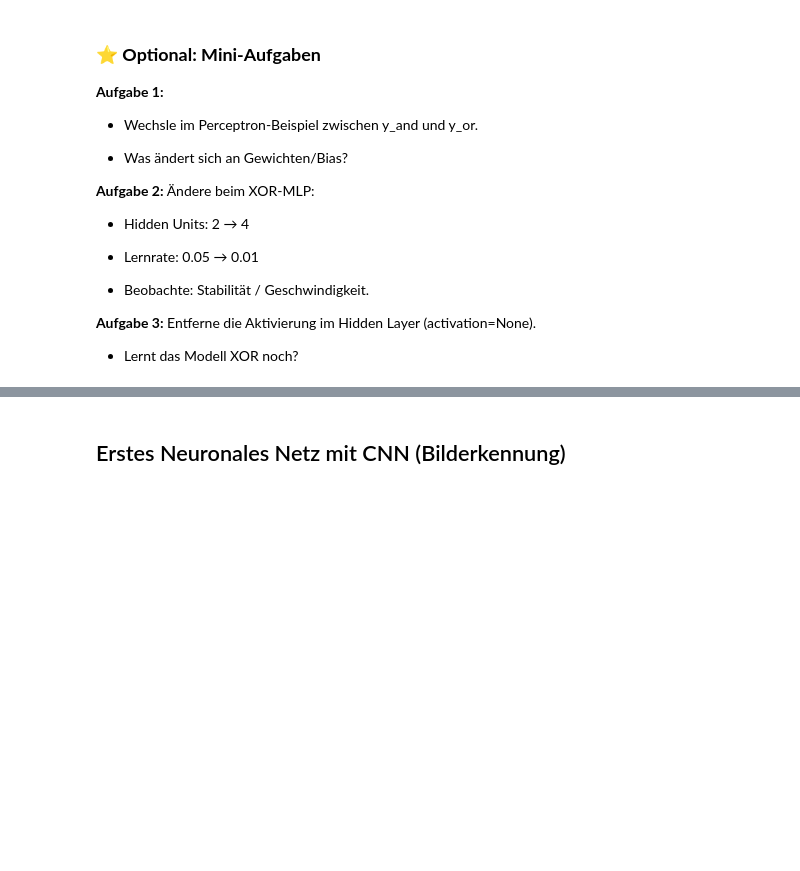
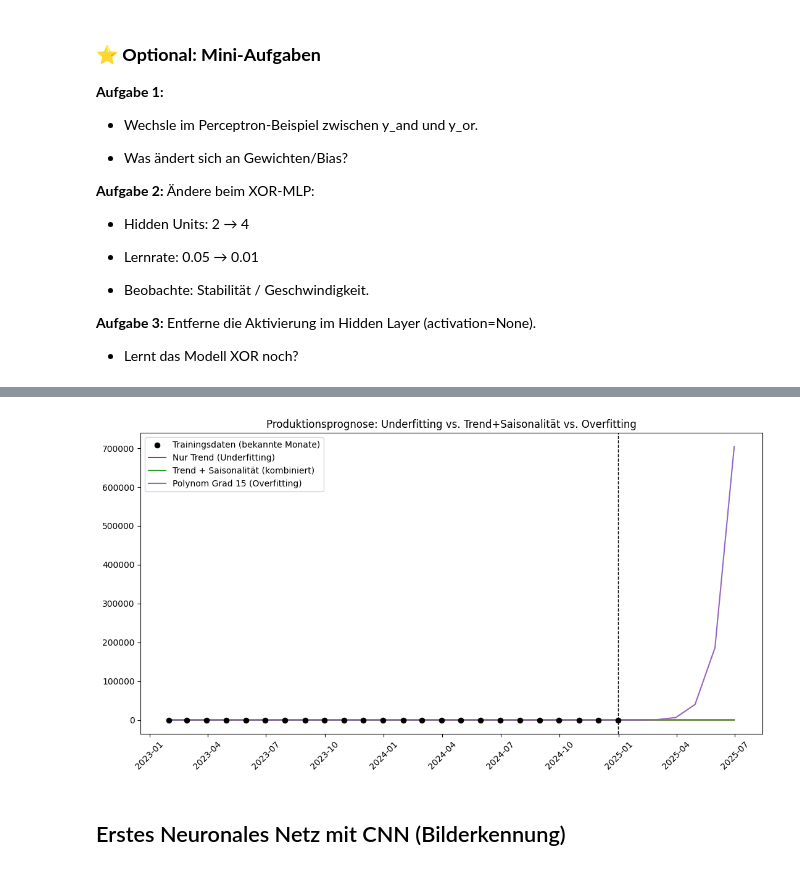
Before and after one commit to chiaoya/Deep-Learning-Foundations-Python-Tensorflow, a Jupyter notebook: notebook/DL_Day2_Tensorflow.ipynb, the cells around one changed output, grey strips where cells are left out. Cells and saved outputs as stored; diff of their text form; code cells hidden in the pictures; blank space fills up the shorter version.

```diff
--- a/notebook/DL_Day2_Tensorflow.ipynb
+++ b/notebook/DL_Day2_Tensorflow.ipynb
@@ -418,3 +467,43 @@ plot_training_kurven(history_mlp, "MLP: Training-Kurven")
+# %%
+n_future = 6
+zukunft_daten = pd.date_range(start=daten[-1], periods=n_future + 1, freq="ME")[1:]
+alle_daten = daten.append(zukunft_daten)
+t_train = np.arange(len(daten))          # 0..23 (bekannte Monate)
+t_gesamt = np.arange(len(alle_daten))    # 0..29 (inkl. Zukunft)
+# %%
+# Modell 1: NUR Trend (Underfitting) -> ignoriert die Saisonalität komplett
+koeff_trend = np.polyfit(t_train, werte, 1)
+kurve_trend = np.polyval(koeff_trend, t_gesamt)
+# %%
+# Modell 2: Trend + Saisonalität (kombiniertes Modell)
+# -> Trend per linearer Regression, Saisonalität per Sinus/Cosinus (12-Monats-Zyklus)
+trend_fit = np.polyval(koeff_trend, t_gesamt)
+residuen = werte - trend_fit[:len(daten)]
+periode = 12
+X_saison = np.column_stack([np.sin(2*np.pi*t_train/periode), np.cos(2*np.pi*t_train/periode)])
+a, b = np.linalg.lstsq(X_saison, residuen, rcond=None)[0]
+saison_fit = a*np.sin(2*np.pi*t_gesamt/periode) + b*np.cos(2*np.pi*t_gesamt/periode)
+kurve_kombiniert = trend_fit + saison_fit
+# %%
+# Modell 3: Hochgradiges Polynom (Overfitting) -> passt sich JEDEM einzelnen Punkt an,
+# inklusive dem zufälligen Rauschen!
+koeff_over = np.polyfit(t_train, werte, 15)
+kurve_over = np.polyval(koeff_over, t_gesamt)
+# %%
+# Plot: alle drei Modelle über die bekannten Monate hinaus verlängert
+plt.figure(figsize=(11,6))
+plt.scatter(daten, werte, color="black", s=35, zorder=5, label="Trainingsdaten (bekannte Monate)")
+plt.plot(alle_daten, kurve_trend, color="#d62728", label="Nur Trend (Underfitting)")
+plt.plot(alle_daten, kurve_kombiniert, color="#2ca02c", label="Trend + Saisonalität (kombiniert)")
+plt.plot(alle_daten, kurve_over, color="#9467bd", label="Polynom Grad 15 (Overfitting)")
+plt.axvline(daten[-1], color="black", linestyle="--", linewidth=1)
+plt.title("Produktionsprognose: Underfitting vs. Trend+Saisonalität vs. Overfitting")
+plt.legend()
+plt.xticks(rotation=45)
+plt.tight_layout()
+plt.show()
+# %% [output]
+[figure, added]
 # %% [markdown]
 ## Erstes Neuronales Netz mit CNN (Bilderkennung)
 # %% [markdown]
```
Also changed, not shown: parts of 5 cells of this notebook.
